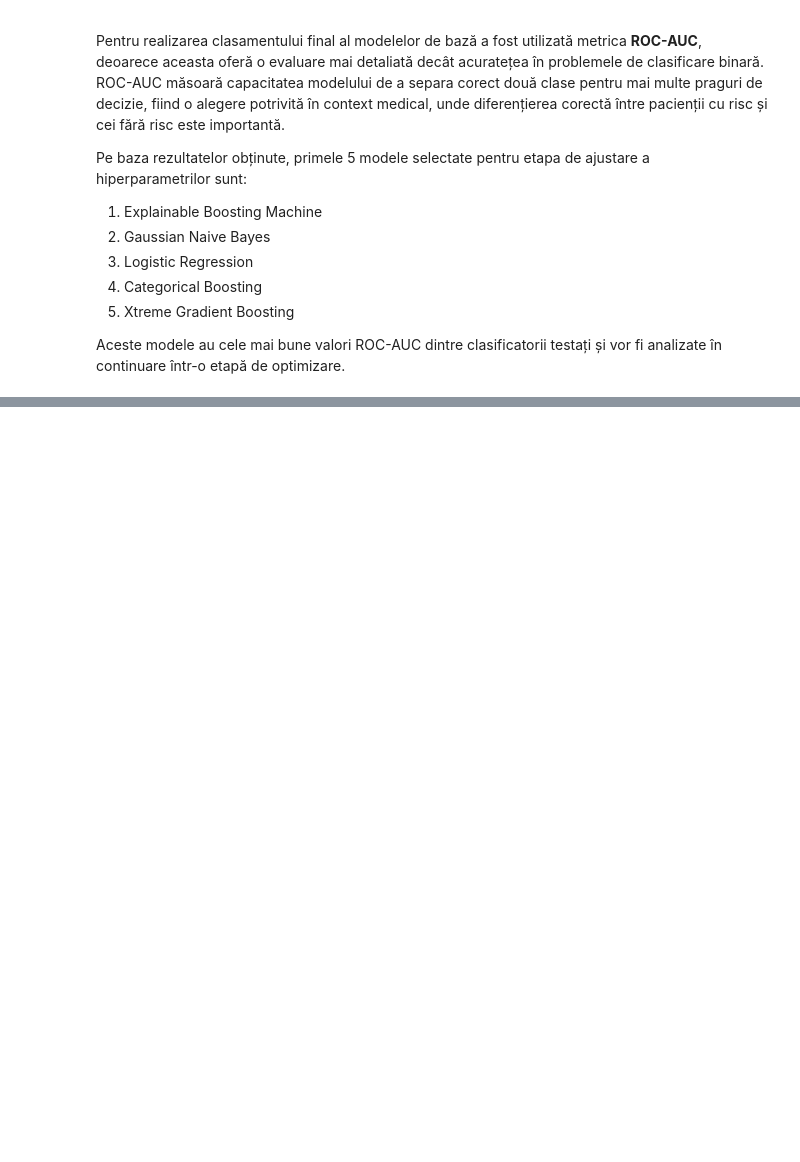
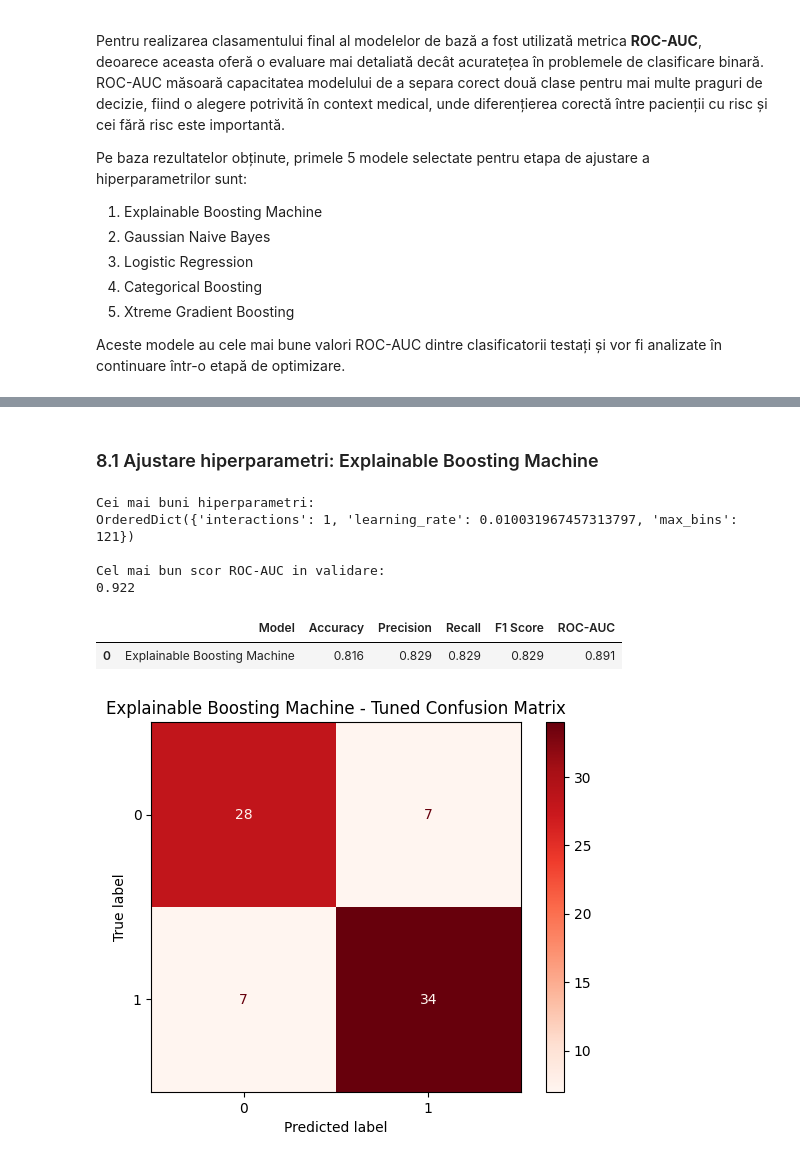
Before and after one commit to Technical-University-of-Cluj-Napoca/proiect-ml-denisa1-2, a Jupyter notebook: notebooks/classification_heart.ipynb, the cells around one changed output, grey strips where cells are left out. Cells and saved outputs as stored; diff of their text form; code cells hidden in the pictures; blank space fills up the shorter version.

```diff
--- a/notebooks/classification_heart.ipynb
+++ b/notebooks/classification_heart.ipynb
@@ -30,7 +30,7 @@ import seaborn as sns
 pd.set_option("display.max_columns",None)
 pd.set_option("display.float_format", lambda x: f"{x:.3f}")
 # %%
-df = pd.read_csv("../data/raw/heart.csv")
+df = pd.read_csv("../data/heart.csv")
 df.head()
 # %% [output]
 |  | age | sex | cp | trestbps | chol | fbs | restecg | thalach | exang | oldpeak | slope | ... |
@@ -779,0 +813,55 @@ Aceste modele au cele mai bune valori ROC-AUC dintre clasificatorii testați și
+# %% [markdown]
+### 8.1 Ajustare hiperparametri: Explainable Boosting Machine
+# %%
+ebm_search = BayesSearchCV(
+    estimator=ExplainableBoostingClassifier(random_state=42),
+    search_spaces={
+        "learning_rate": Real(0.01, 0.1, prior="log-uniform"),
+        "max_bins": Integer(64, 256),
+        "interactions": Integer(0, 10)
+    },
+    n_iter=20,
+    scoring="roc_auc",
+    cv=5,
+    n_jobs=-1,
+    random_state=42
+)
+
+ebm_search.fit(X_train, y_train)
+
+print("Cei mai buni hiperparametri:")
+print(ebm_search.best_params_)
+
+print("\nCel mai bun scor ROC-AUC in validare:")
+print(round(ebm_search.best_score_, 4))
+# %% [output]
+Cei mai buni hiperparametri:
+OrderedDict({'interactions': 1, 'learning_rate': 0.010031967457313797, 'max_bins': 121})
+
+Cel mai bun scor ROC-AUC in validare:
+0.922
+# %%
+best_ebm = ebm_search.best_estimator_
+
+evaluate_tuned_model(
+    "Explainable Boosting Machine",
+    best_ebm,
+    X_test,
+    y_test
+)
+# %% [output]
+|  | Model | Accuracy | Precision | Recall | F1 Score | ROC-AUC |
+| 0 | Explainable Boosting Machine | 0.816 | 0.829 | 0.829 | 0.829 | 0.891 |
+# %%
+y_pred_ebm_tuned = best_ebm.predict(X_test)
+
+ConfusionMatrixDisplay.from_predictions(
+    y_test,
+    y_pred_ebm_tuned,
+    cmap="Reds"
+)
+
+plt.title("Explainable Boosting Machine - Tuned Confusion Matrix")
+plt.show()
+# %% [output]
+[figure, added]
```
Also changed, not shown: parts of 76 cells of this notebook, 17 other files.
